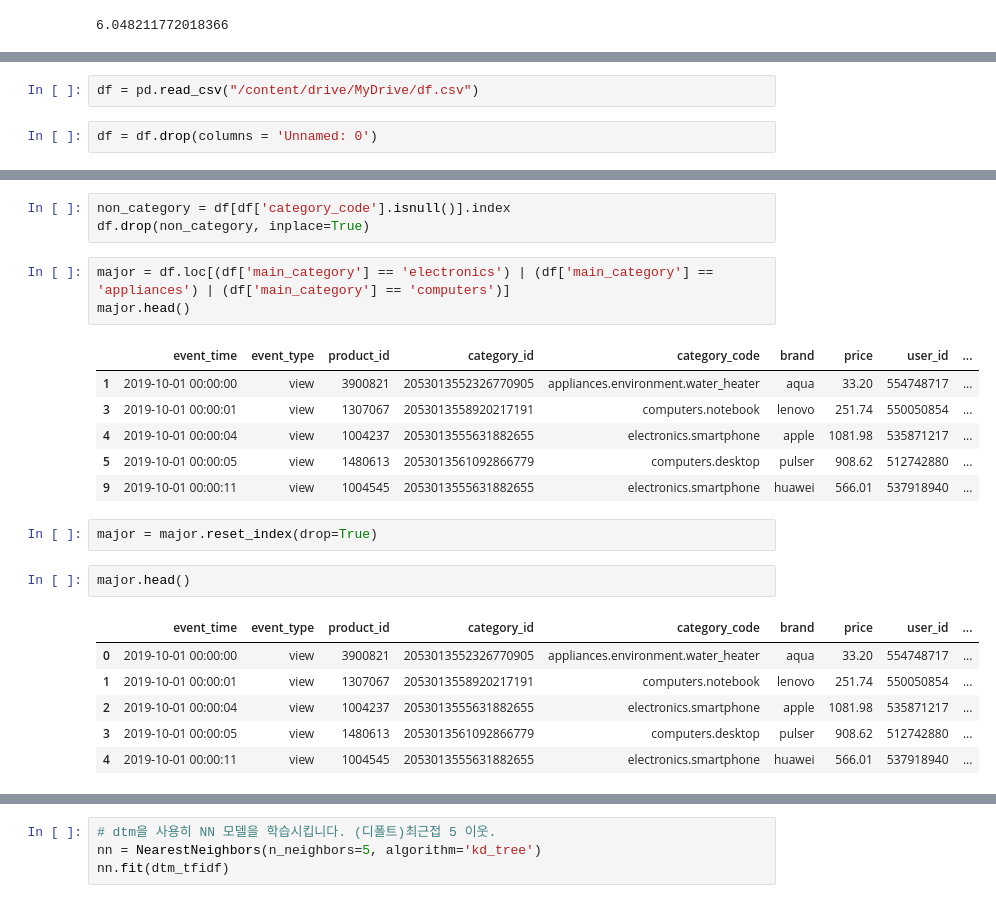
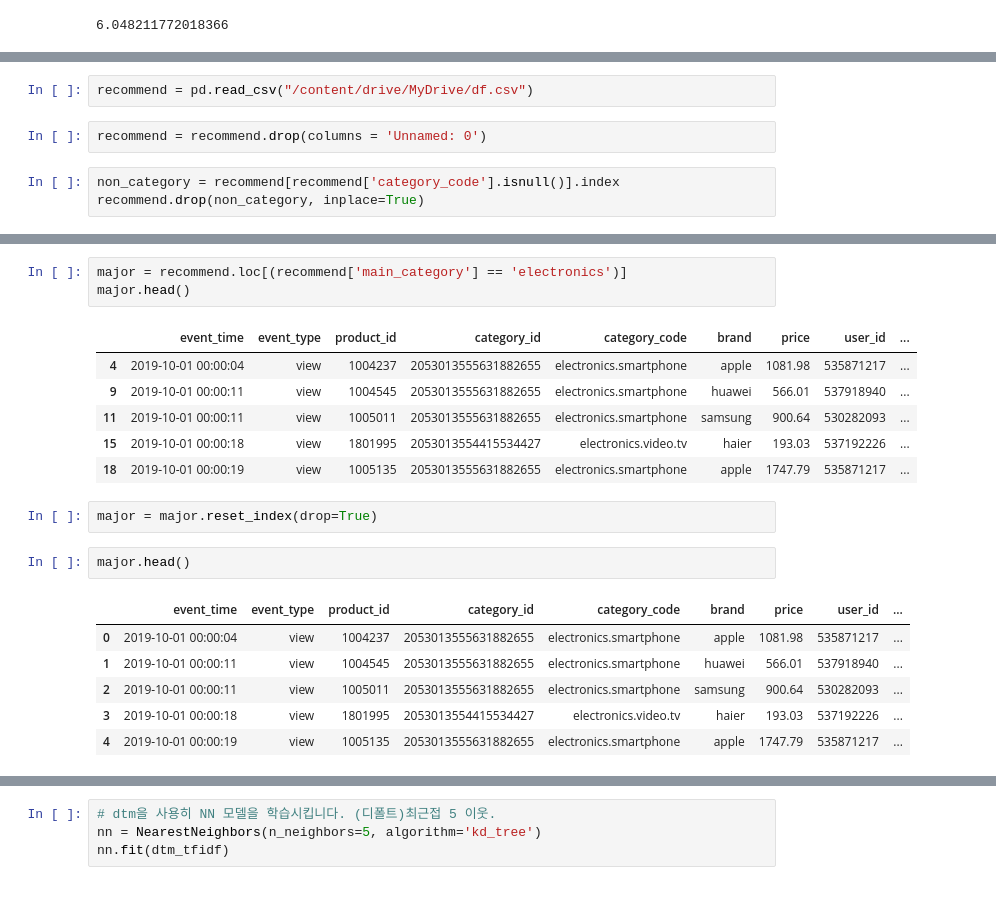
Before and after one commit to jiyoungemma/User-Log-data-analytics, a Jupyter notebook: ecommerce_user_log.ipynb, the cells around one changed output, grey strips where cells are left out. Drawn from its saved outputs; the diff is of its cells as text.

```diff
--- a/ecommerce_user_log.ipynb
+++ b/ecommerce_user_log.ipynb
@@ -1342,5 +1344,8 @@ appli['price'].sum()
 # %%
-df = pd.read_csv("/content/drive/MyDrive/df.csv")
+recommend = pd.read_csv("/content/drive/MyDrive/df.csv")
 # %%
-df = df.drop(columns = 'Unnamed: 0')
+recommend = recommend.drop(columns = 'Unnamed: 0')
+# %%
+non_category = recommend[recommend['category_code'].isnull()].index
+recommend.drop(non_category, inplace=True)
 # %%
@@ -1348,26 +1353,23 @@ df.shape
 # %% [output]
 (28901528, 11)
-# %%
-non_category = df[df['category_code'].isnull()].index
-df.drop(non_category, inplace=True)
 # %%
-major = df.loc[(df['main_category'] == 'electronics') | (df['main_category'] == 'appliances') | (df['main_category'] == 'computers')]
+major = recommend.loc[(recommend['main_category'] == 'electronics')]
 major.head()
 # %% [output]
 |  | event_time | event_type | product_id | category_id | category_code | brand | price | user_id | ... |
-| 1 | 2019-10-01 00:00:00 | view | 3900821 | 2053013552326770905 | appliances.environment.water_heater | aqua | 33.20 | 554748717 | ... |
-| 3 | 2019-10-01 00:00:01 | view | 1307067 | 2053013558920217191 | computers.notebook | lenovo | 251.74 | 550050854 | ... |
 | 4 | 2019-10-01 00:00:04 | view | 1004237 | 2053013555631882655 | electronics.smartphone | apple | 1081.98 | 535871217 | ... |
-| 5 | 2019-10-01 00:00:05 | view | 1480613 | 2053013561092866779 | computers.desktop | pulser | 908.62 | 512742880 | ... |
 | 9 | 2019-10-01 00:00:11 | view | 1004545 | 2053013555631882655 | electronics.smartphone | huawei | 566.01 | 537918940 | ... |
+| 11 | 2019-10-01 00:00:11 | view | 1005011 | 2053013555631882655 | electronics.smartphone | samsung | 900.64 | 530282093 | ... |
+| 15 | 2019-10-01 00:00:18 | view | 1801995 | 2053013554415534427 | electronics.video.tv | haier | 193.03 | 537192226 | ... |
+| 18 | 2019-10-01 00:00:19 | view | 1005135 | 2053013555631882655 | electronics.smartphone | apple | 1747.79 | 535871217 | ... |
 # %%
 major = major.reset_index(drop=True)
 # %%
 major.head()
 # %% [output]
 |  | event_time | event_type | product_id | category_id | category_code | brand | price | user_id | ... |
-| 0 | 2019-10-01 00:00:00 | view | 3900821 | 2053013552326770905 | appliances.environment.water_heater | aqua | 33.20 | 554748717 | ... |
-| 1 | 2019-10-01 00:00:01 | view | 1307067 | 2053013558920217191 | computers.notebook | lenovo | 251.74 | 550050854 | ... |
-| 2 | 2019-10-01 00:00:04 | view | 1004237 | 2053013555631882655 | electronics.smartphone | apple | 1081.98 | 535871217 | ... |
-| 3 | 2019-10-01 00:00:05 | view | 1480613 | 2053013561092866779 | computers.desktop | pulser | 908.62 | 512742880 | ... |
-| 4 | 2019-10-01 00:00:11 | view | 1004545 | 2053013555631882655 | electronics.smartphone | huawei | 566.01 | 537918940 | ... |
+| 0 | 2019-10-01 00:00:04 | view | 1004237 | 2053013555631882655 | electronics.smartphone | apple | 1081.98 | 535871217 | ... |
+| 1 | 2019-10-01 00:00:11 | view | 1004545 | 2053013555631882655 | electronics.smartphone | huawei | 566.01 | 537918940 | ... |
+| 2 | 2019-10-01 00:00:11 | view | 1005011 | 2053013555631882655 | electronics.smartphone | samsung | 900.64 | 530282093 | ... |
+| 3 | 2019-10-01 00:00:18 | view | 1801995 | 2053013554415534427 | electronics.video.tv | haier | 193.03 | 537192226 | ... |
+| 4 | 2019-10-01 00:00:19 | view | 1005135 | 2053013555631882655 | electronics.smartphone | apple | 1747.79 | 535871217 | ... |
```
Also changed, not shown: parts of 41 cells of this notebook.
